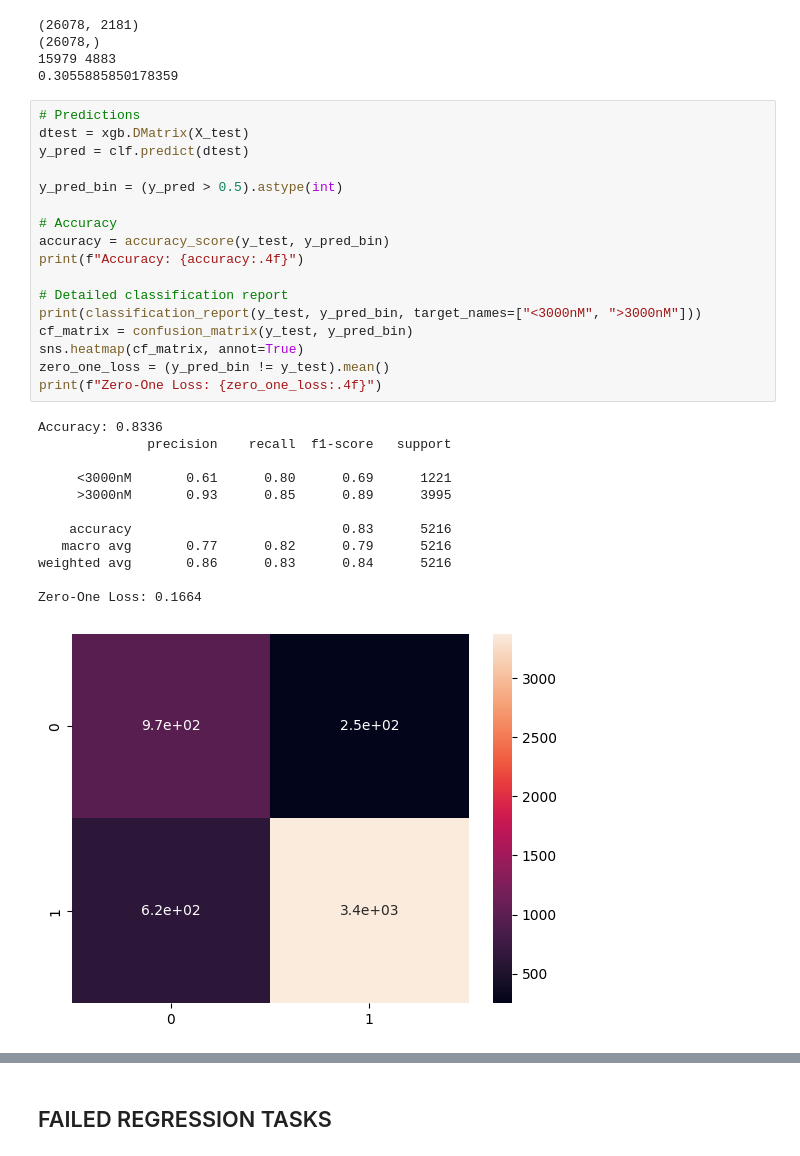
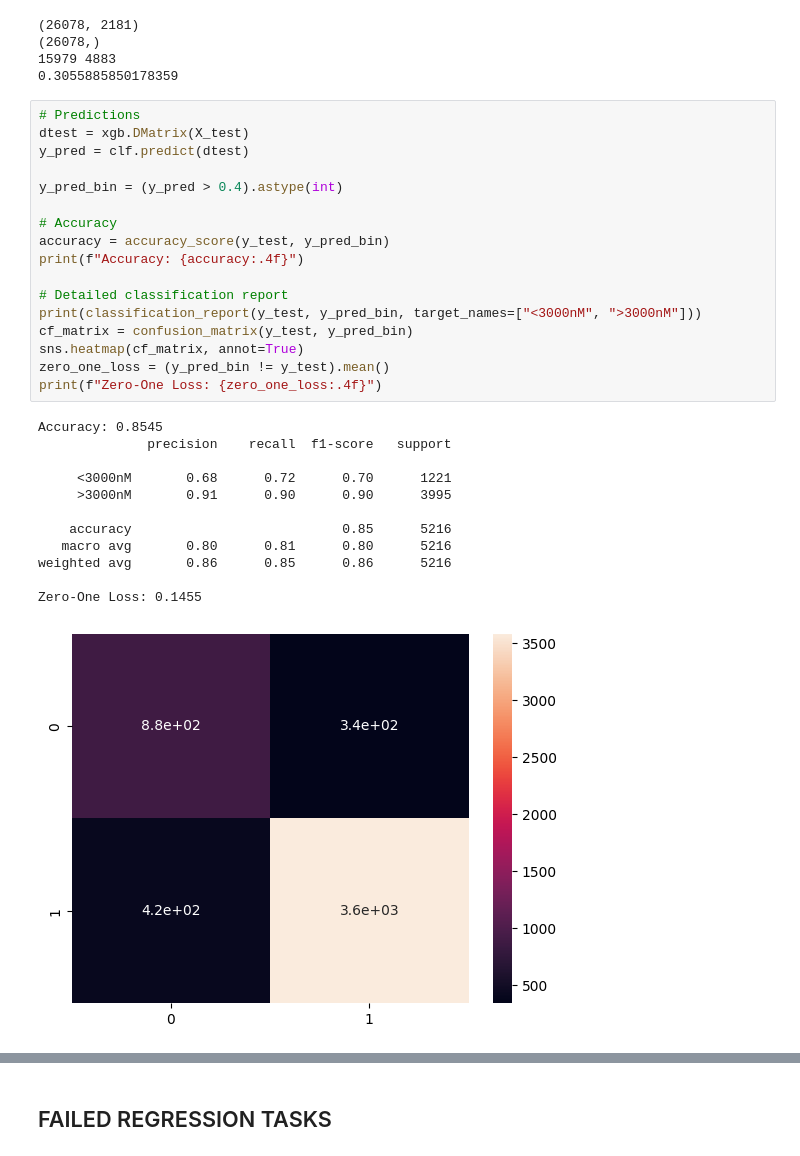
Before and after one commit to mintary/pharmahacks-25, a Jupyter notebook: class_weightings.ipynb, the cells around one changed output, grey strips where cells are left out. Drawn from its saved outputs; the diff is of its cells as text.

```diff
--- a/class_weightings.ipynb
+++ b/class_weightings.ipynb
@@ -569,33 +572,33 @@ clf = xgb.train(params, dtrain, num_boost_round=600)
 # %%
 # Predictions
 dtest = xgb.DMatrix(X_test)
 y_pred = clf.predict(dtest)
 
-y_pred_bin = (y_pred > 0.5).astype(int)
+y_pred_bin = (y_pred > 0.4).astype(int)
 
 # Accuracy
 accuracy = accuracy_score(y_test, y_pred_bin)
 print(f"Accuracy: {accuracy:.4f}")
 
 # Detailed classification report
 print(classification_report(y_test, y_pred_bin, target_names=["<3000nM", ">3000nM"]))
 cf_matrix = confusion_matrix(y_test, y_pred_bin)
 sns.heatmap(cf_matrix, annot=True)
 zero_one_loss = (y_pred_bin != y_test).mean()
 print(f"Zero-One Loss: {zero_one_loss:.4f}")
 # %% [output]
-Accuracy: 0.8336
+Accuracy: 0.8545
               precision    recall  f1-score   support
 
-     <3000nM       0.61      0.80      0.69      1221
-     >3000nM       0.93      0.85      0.89      3995
+     <3000nM       0.68      0.72      0.70      1221
+     >3000nM       0.91      0.90      0.90      3995
 
-    accuracy                           0.83      5216
-   macro avg       0.77      0.82      0.79      5216
-weighted avg       0.86      0.83      0.84      5216
+    accuracy                           0.85      5216
+   macro avg       0.80      0.81      0.80      5216
+weighted avg       0.86      0.85      0.86      5216
 
-Zero-One Loss: 0.1664
+Zero-One Loss: 0.1455
-[figure, old version]
+[figure, new version]
 # %%
 def label_to_category(label):
   if label == 0:
```
Also changed, not shown: parts of 3 cells of this notebook, 10 other files.
